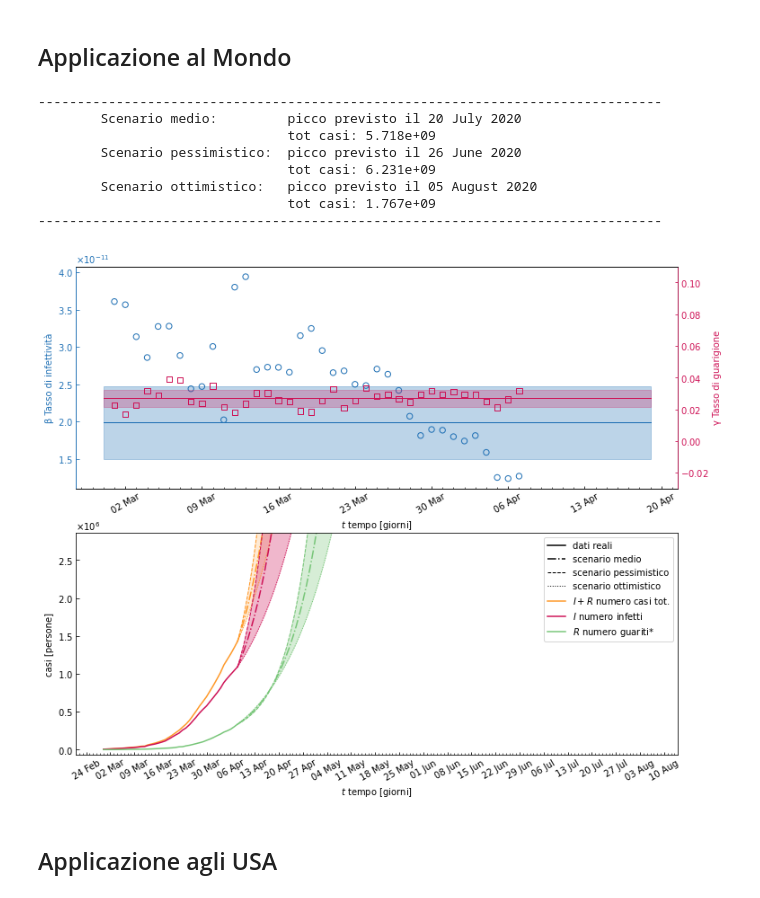
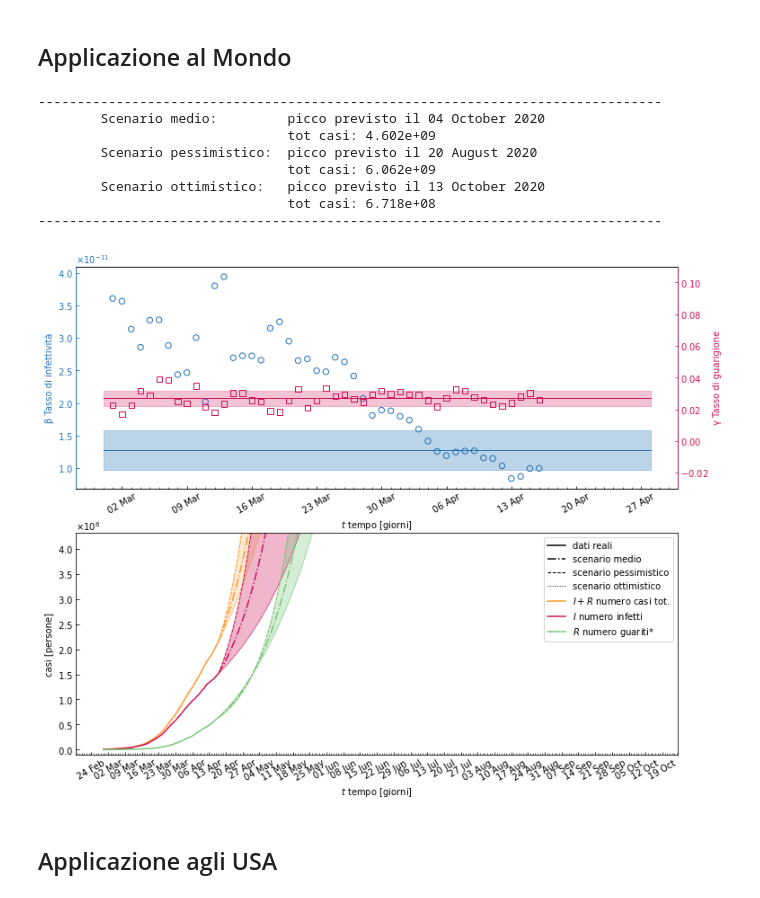
Before and after one commit to DAP93/SIR_COVID19, a Jupyter notebook: covid19.ipynb, the cells around one changed output. Saved outputs shown, nothing was run; the diff lists cells and outputs as text; code cells hidden in the pictures.

```diff
--- a/covid19.ipynb
+++ b/covid19.ipynb
@@ -489,17 +489,17 @@ I_W = df_jhu_T.values[:, cautries != "China"].sum(axis=1) - R_W
 S_W = N_W- N_PRC - R_W - I_W
 index = np.where(I_W>5000)
 # %%
-SIR_model_analysis(t_W[index],S_W[index],I_W[index],R_W[index], beta_constant=True, N_days =120, plot_name="WRD")
+SIR_model_analysis(t_W[index],S_W[index],I_W[index],R_W[index], beta_constant=True, N_days =180, plot_name="WRD")
 # %% [output]
 --------------------------------------------------------------------------------
-        Scenario medio:         picco previsto il 20 July 2020
-                                tot casi: 5.718e+09
-        Scenario pessimistico:  picco previsto il 26 June 2020
-                                tot casi: 6.231e+09
-        Scenario ottimistico:   picco previsto il 05 August 2020
-                                tot casi: 1.767e+09
+        Scenario medio:         picco previsto il 04 October 2020
+                                tot casi: 4.602e+09
+        Scenario pessimistico:  picco previsto il 20 August 2020
+                                tot casi: 6.062e+09
+        Scenario ottimistico:   picco previsto il 13 October 2020
+                                tot casi: 6.718e+08
 --------------------------------------------------------------------------------
-[figure, old version]
+[figure, new version]
 # %% [markdown]
 ## Applicazione agli USA <a class="anchor" id="s5"></a>
 # %%
```
Also changed, not shown: parts of 7 cells of this notebook, 4 other files.
